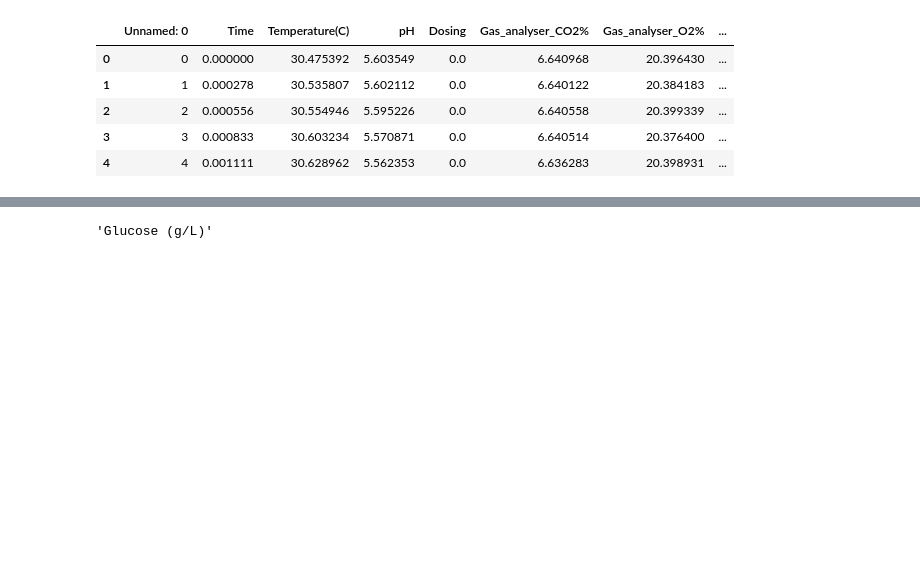
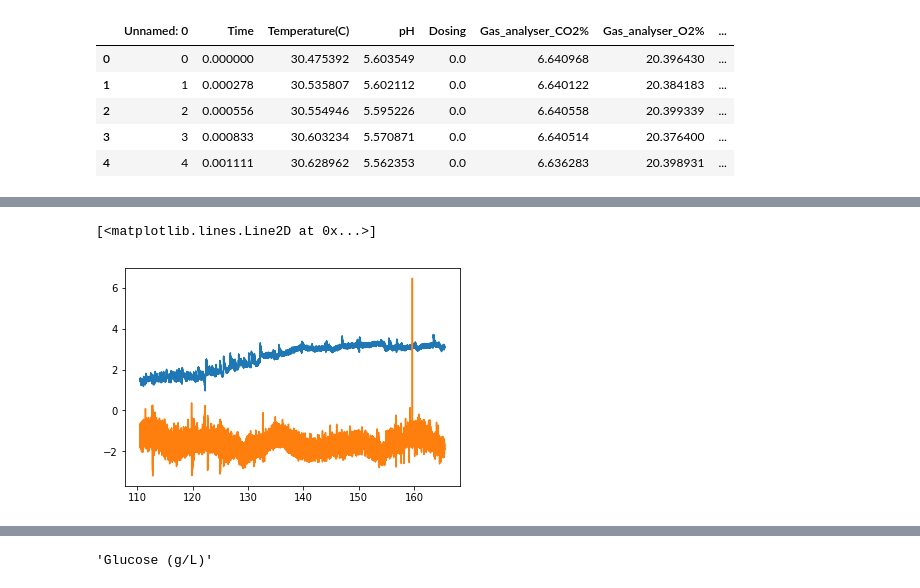
Before and after one commit to reubens9/masters_code, a Jupyter notebook: Rate_analysis_old.ipynb, the cells around one changed output, grey strips where cells are left out. Drawn from its saved outputs; the diff is of its cells as text; code cells hidden in the pictures; blank space fills up the shorter version.

```diff
--- a/Rate_analysis_old.ipynb
+++ b/Rate_analysis_old.ipynb
@@ -26,8 +26,8 @@ dosing_rpm = np.array(data['Dosing_(RPM)'])
 dosing_raw = np.array(data['Dosing'])
 comp_co2 = np.array(data['Gas_analyser_CO2%'])
 comp_o2 = np.array(data['Gas_analyser_O2%'])
-flow_co2 = np.array(data['CO2_Flow_rate(ml/min)'])
-flow_o2 = np.array(data['O2_Flow_rate_(ml/min)'])
+flow_o2 = np.array(data['CO2_Flow_rate(ml/min)'])
+flow_co2 = 99.9
 temp = np.array(data['Temperature(C)'])
 # %%
 # volume test
@@ -59,26 +61,32 @@ plt.show()
 # %%
 # gas analysis
 
 V = 22.4 #L
 R = 8.3144598E-2 #L⋅bar⋅K−1⋅mol−1
 P = 1.01325 #bar
 T = 273.15 + 35 #K
 #PV = nRT
 n = P*V/(R*T)
 
 
 comp_co2_0 = 8.4768/100 #%
 comp_o2_0 = 19.894/100 #%
 
 
-Qtotal = (flow_co2 + flow_o2)/1000 #L/min
-Ftotal = Qtotal*P/(R*temp)
-Fco2_in = Qtotal*P/(R*temp)*comp_co2_0
+Qtotal = (flow_co2 + flow_o2)/1000 # L/min
+Ftotal = Qtotal*P/(R*temp) # mol/min
+Fco2_in = Qtotal*P/(R*temp)*comp_co2_0 # mol/min
 Fo2_in = Qtotal*P/(R*temp)*comp_o2_0
-Fco2_out = Qtotal*P/(R*temp)*comp_co2
-Fo2_out = Qtotal*P/(R*temp)*comp_o2
+Fco2_out = Qtotal*P/(R*temp)*comp_co2/100
+Fo2_out = Qtotal*P/(R*temp)*comp_o2/100
 
-mx = 1.93 / 24.04 #mol_x
+mx = 1.93 / 24.04 #cmol
 
-r_co2_cal = (Fco2_out - Fco2_in)/mx
-r_o2_cal = (Fo2_out - Fo2_in)/mx
+r_co2_cal = (Fco2_out - Fco2_in)/mx*1000 # mol/min/cmol
+r_o2_cal = (Fo2_out - Fo2_in)/mx*1000
+
+plt.plot(time[i_start::],r_co2_cal[i_start::])
+plt.plot(time[i_start::],r_o2_cal[i_start::])
+# %% [output]
+[<matplotlib.lines.Line2D at 0x...>]
+[figure, added]
```
Also changed, not shown: parts of 6 cells of this notebook, 5 other files.
